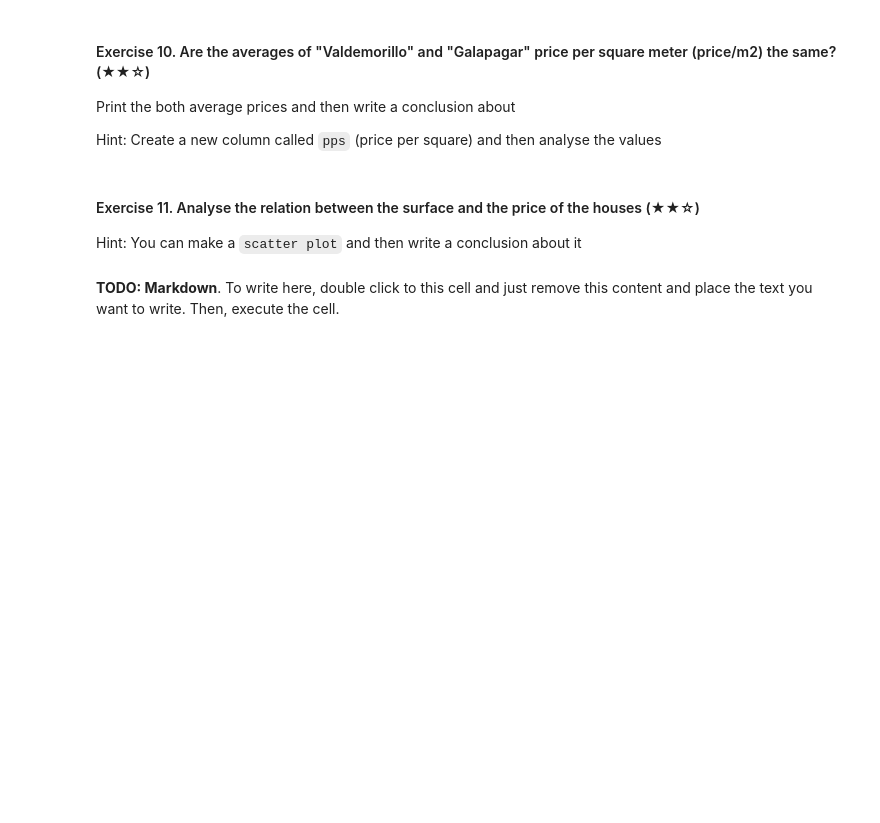
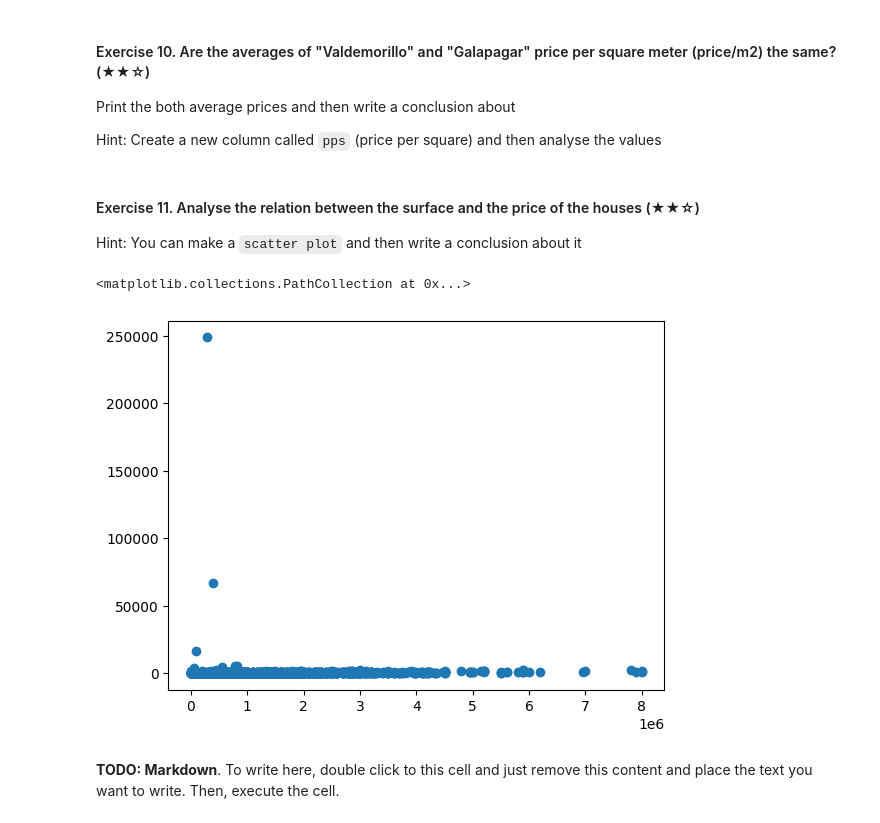
Before and after one commit to 4GeeksAcademy/stephenfreagin-realestate-datacleanup-exercise, a Jupyter notebook: project.ipynb, the cells around one changed output. Cells and saved outputs as stored; diff of their text form; code cells hidden in the pictures; blank space fills up the shorter version.

```diff
--- a/project.ipynb
+++ b/project.ipynb
@@ -201,6 +234,10 @@ Hint: Create a new column called `pps` (price per square) and then analyse the v
 Hint: You can make a `scatter plot` and then write a conclusion about it
 # %%
 # TODO: Code
+plt.scatter(df['price'], df['surface'])
+# %% [output]
+<matplotlib.collections.PathCollection at 0x...>
+[figure, added]
 # %% [markdown]
 **TODO: Markdown**. To write here, double click to this cell and just remove this content and place the text you want to write. Then, execute the cell.
 # %% [markdown]
```
Also changed, not shown: parts of 5 cells of this notebook.
